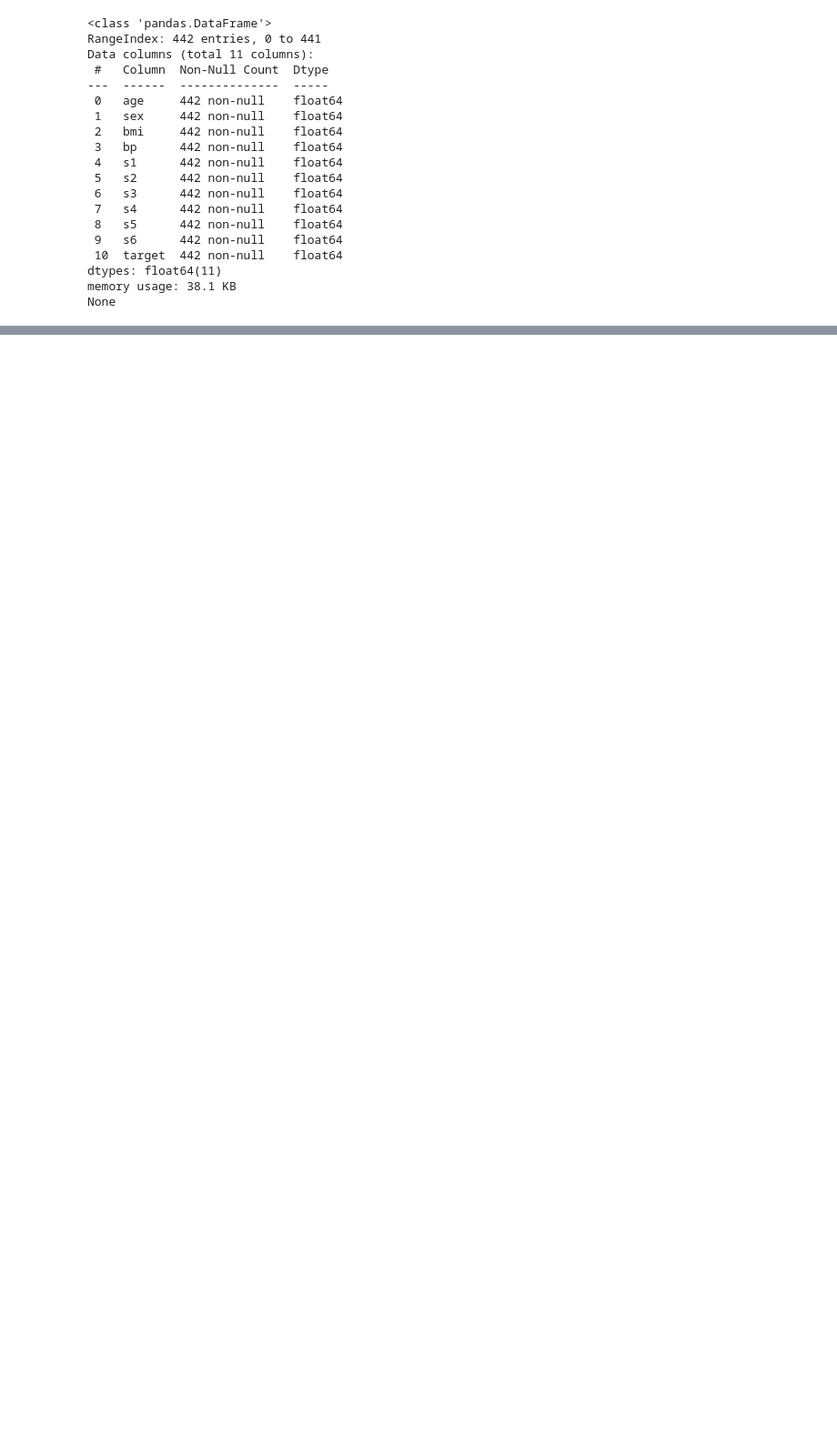
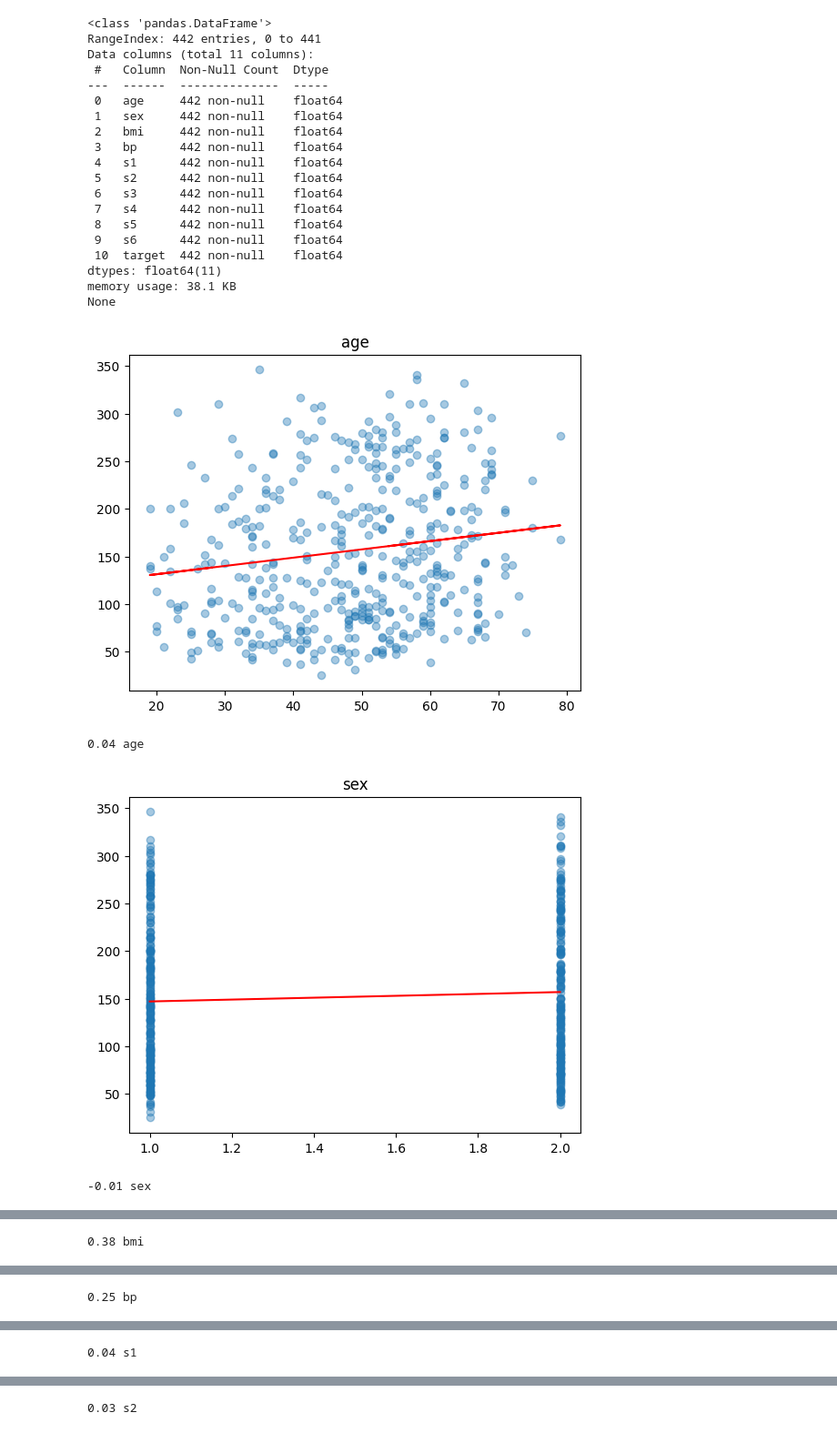
Before and after one commit to Dave02233/CodeAcademy, a Jupyter notebook: 115 - Machine Learning - Multiple Linear Regression/keggle_diabetes.ipynb, the cells around one changed output, grey strips where cells are left out. Shown at 91% size. Saved outputs shown, nothing was run; the diff lists cells and outputs as text; code cells hidden in the pictures; blank space fills up the shorter version.

```diff
--- a/115 - Machine Learning - Multiple Linear Regression/keggle_diabetes.ipynb
+++ b/115 - Machine Learning - Multiple Linear Regression/keggle_diabetes.ipynb
@@ -31,3 +30,24 @@ Data columns (total 11 columns):
 dtypes: float64(11)
 memory usage: 38.1 KB
 None
+# %%
+def plotLR(df, x_feature, y_feature):
+  x_train, x_test, y_train, y_test = train_test_split(df[x_feature].values.reshape(-1, 1), df[y_feature], train_size=0.7, test_size=0.3)
+  mlr = LinearRegression()
+  mlr.fit(x_train, y_train)
+  y_prev = mlr.predict(x_test)
+  plt.scatter(df[x_feature],df[y_feature], alpha=0.4)
+  plt.plot(x_test, y_prev, 'r')
+  plt.title(x_feature)
+  plt.show()
+  plt.close()
+  print(round(mlr.score(x_test, y_test), 2), x_feature)
+
+for f in df.columns:
+  if df[f].dtype != 'object' and f != 'target':
+    plotLR(df, f, 'target')
+# %% [output]
+[figure, added]
+0.04 age
+[figure, added]
+-0.01 sex
@@ -33,0 +55 @@ None
+0.38 bmi
@@ -33,0 +57 @@ None
+0.25 bp
@@ -33,0 +59 @@ None
+0.04 s1
@@ -33,0 +61 @@ None
+0.03 s2
```
Also changed, not shown: parts of 3 cells of this notebook, 4 other files.
